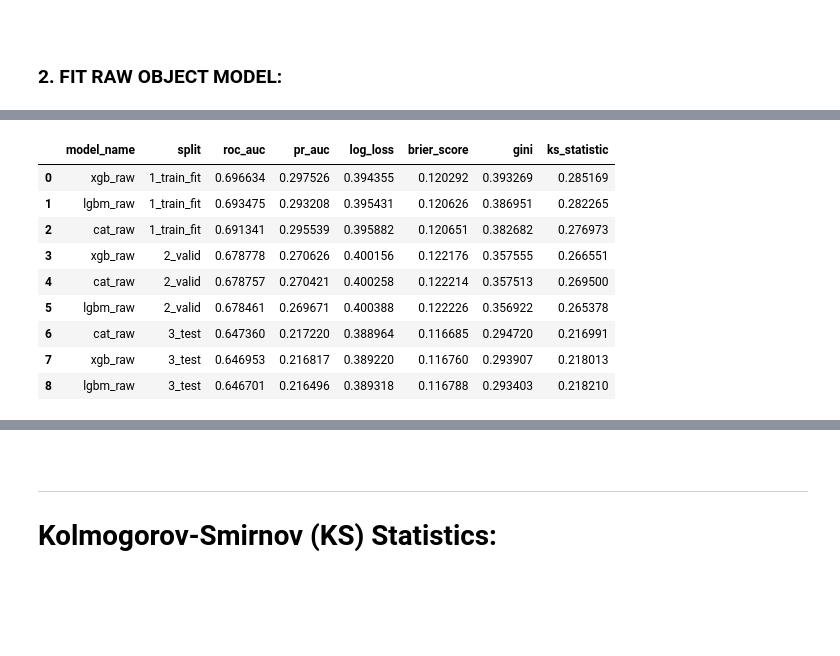
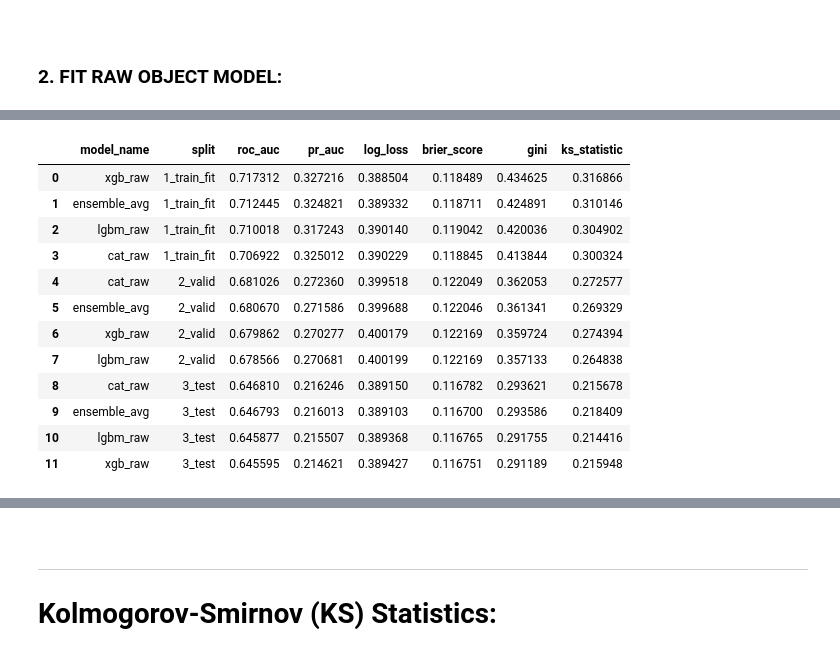
Before and after one commit to tommyalba/credit_risk_idx-partners, a Jupyter notebook: notebooks/4_Modeling_Tree-based.ipynb, the cells around one changed output, grey strips where cells are left out. Drawn from its saved outputs; the diff is of its cells as text; code cells hidden in the pictures; blank space fills up the shorter version.

```diff
--- a/notebooks/4_Modeling_Tree-based.ipynb
+++ b/notebooks/4_Modeling_Tree-based.ipynb
@@ -64,7 +68,7 @@ y_valid = deserialize_data('data/interim/y_valid.pkl')
 
 # Test Set
 X_test = deserialize_data('data/interim/X_test_raw.pkl')
-y_test = deserialize_data('data/interim//y_test.pkl')
+y_test = deserialize_data('data/interim/y_test.pkl')
 # %% [output]
 Data successfully deserialized from data/interim/X_train_raw.pkl
 Data successfully deserialized from data/interim/y_train.pkl
@@ -1216,6 +695,14 @@ my_fitted_models = {
     'lgbm_raw': fitted_models_dict['lgbm_raw'],
 }
 
+# Soft-voting ensemble of the three family winners (averaged probabilities, no refit)
+from src.ensemble import AverageProbabilityEnsemble
+my_fitted_models['ensemble_avg'] = AverageProbabilityEnsemble([
+    fitted_models_dict['xgb_raw'],
+    fitted_models_dict['cat_raw'],
+    fitted_models_dict['lgbm_raw'],
+])
+
 # Execute Pipeline Evaluation Phase A
 base_model_leaderboard = evaluate_base_models_pipeline(
     fitted_models=my_fitted_models,
@@ -1237,21 +724,33 @@ base_model_leaderboard = evaluate_base_models_pipeline(
 # %%
 # Display Leaderboard Results
 # We sort by split and highest Gini/LogLoss performance in the validation data
 display(
     base_model_leaderboard.sort_values(by=['split', 'roc_auc', 'ks_statistic',], ascending=[True, False, False,])
     .reset_index(drop=True)
 )
+
+# Log Stage-A leaderboard metrics to MLflow
+for _, _row in base_model_leaderboard.iterrows():
+    mlflow.log_metrics({
+        f"{_row['model_name']}_{_row['split']}_roc_auc":   float(_row["roc_auc"]),
+        f"{_row['model_name']}_{_row['split']}_pr_auc":    float(_row["pr_auc"]),
+        f"{_row['model_name']}_{_row['split']}_log_loss":  float(_row["log_loss"]),
+        f"{_row['model_name']}_{_row['split']}_ks":        float(_row["ks_statistic"]),
+    }, step=0)
 # %% [output]
 |  | model_name | split | roc_auc | pr_auc | log_loss | brier_score | gini | ks_statistic |
-| 0 | xgb_raw | 1_train_fit | 0.696634 | 0.297526 | 0.394355 | 0.120292 | 0.393269 | 0.285169 |
-| 1 | lgbm_raw | 1_train_fit | 0.693475 | 0.293208 | 0.395431 | 0.120626 | 0.386951 | 0.282265 |
-| 2 | cat_raw | 1_train_fit | 0.691341 | 0.295539 | 0.395882 | 0.120651 | 0.382682 | 0.276973 |
-| 3 | xgb_raw | 2_valid | 0.678778 | 0.270626 | 0.400156 | 0.122176 | 0.357555 | 0.266551 |
-| 4 | cat_raw | 2_valid | 0.678757 | 0.270421 | 0.400258 | 0.122214 | 0.357513 | 0.269500 |
-| 5 | lgbm_raw | 2_valid | 0.678461 | 0.269671 | 0.400388 | 0.122226 | 0.356922 | 0.265378 |
-| 6 | cat_raw | 3_test | 0.647360 | 0.217220 | 0.388964 | 0.116685 | 0.294720 | 0.216991 |
-| 7 | xgb_raw | 3_test | 0.646953 | 0.216817 | 0.389220 | 0.116760 | 0.293907 | 0.218013 |
-| 8 | lgbm_raw | 3_test | 0.646701 | 0.216496 | 0.389318 | 0.116788 | 0.293403 | 0.218210 |
+| 0 | xgb_raw | 1_train_fit | 0.717312 | 0.327216 | 0.388504 | 0.118489 | 0.434625 | 0.316866 |
+| 1 | ensemble_avg | 1_train_fit | 0.712445 | 0.324821 | 0.389332 | 0.118711 | 0.424891 | 0.310146 |
+| 2 | lgbm_raw | 1_train_fit | 0.710018 | 0.317243 | 0.390140 | 0.119042 | 0.420036 | 0.304902 |
+| 3 | cat_raw | 1_train_fit | 0.706922 | 0.325012 | 0.390229 | 0.118845 | 0.413844 | 0.300324 |
+| 4 | cat_raw | 2_valid | 0.681026 | 0.272360 | 0.399518 | 0.122049 | 0.362053 | 0.272577 |
+| 5 | ensemble_avg | 2_valid | 0.680670 | 0.271586 | 0.399688 | 0.122046 | 0.361341 | 0.269329 |
+| 6 | xgb_raw | 2_valid | 0.679862 | 0.270277 | 0.400179 | 0.122169 | 0.359724 | 0.274394 |
+| 7 | lgbm_raw | 2_valid | 0.678566 | 0.270681 | 0.400199 | 0.122169 | 0.357133 | 0.264838 |
+| 8 | cat_raw | 3_test | 0.646810 | 0.216246 | 0.389150 | 0.116782 | 0.293621 | 0.215678 |
+| 9 | ensemble_avg | 3_test | 0.646793 | 0.216013 | 0.389103 | 0.116700 | 0.293586 | 0.218409 |
+| 10 | lgbm_raw | 3_test | 0.645877 | 0.215507 | 0.389368 | 0.116765 | 0.291755 | 0.214416 |
+| 11 | xgb_raw | 3_test | 0.645595 | 0.214621 | 0.389427 | 0.116751 | 0.291189 | 0.215948 |
 # %%
 logger.info(f"========== STAGE A TO B TRANSITION - WINNER SELECTION ==========")
 
```
Also changed, not shown: parts of 27 cells of this notebook, 45 other files.
